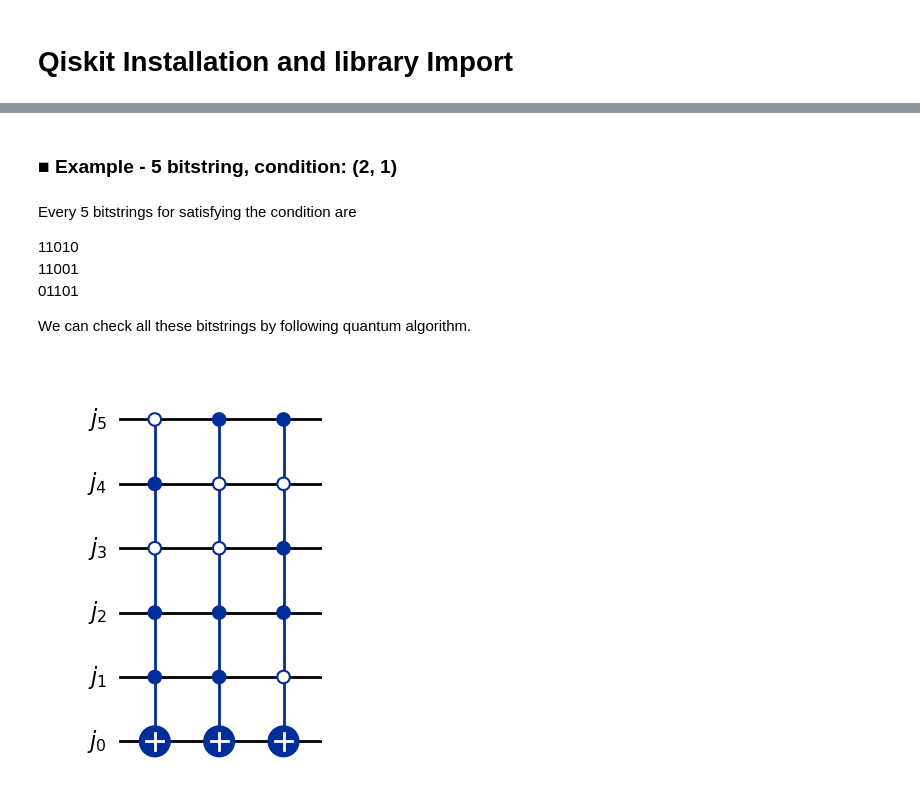
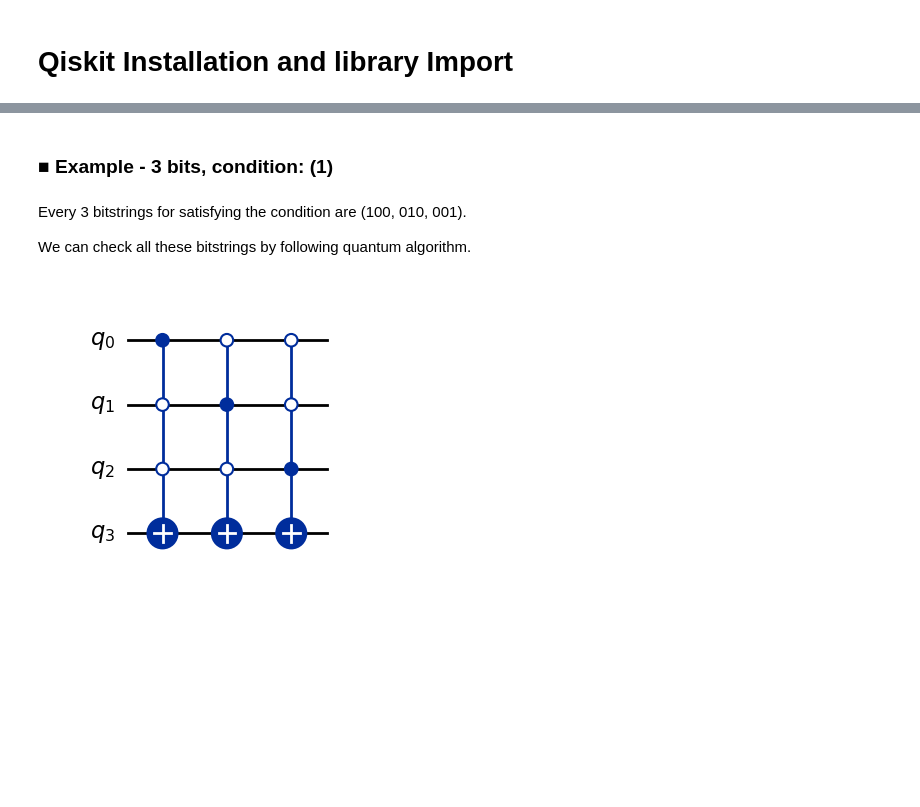
Before and after one commit to ypooh2042/Grover-algorithm-for-nonogram, a Jupyter notebook: grover_nonogram.ipynb, the cells around one changed output, grey strips where cells are left out. Cells and saved outputs as stored; diff of their text form; code cells hidden in the pictures; blank space fills up the shorter version.

```diff
--- a/grover_nonogram.ipynb
+++ b/grover_nonogram.ipynb
@@ -59,21 +59,16 @@ Because the number of nxm nonogram patterns is 2^(nxm), classical computer canno
 # %% [markdown]
-### ■ Example - 5 bitstring, condition: (2, 1)
+### ■ Example - 3 bits, condition: (1)
 # %% [markdown]
-Every 5 bitstrings for satisfying the condition are
-
-11010 <br>
-11001 <br>
-01101 <br>
-
+Every 3 bitstrings for satisfying the condition are (100, 010, 001).
 
 We can check all these bitstrings by following quantum algorithm.
 # %%
-qr_test = QuantumRegister(6, name='j')
-qc_test = QuantumCircuit(qr_test)
-qc_test.append(MCXGate(5, ctrl_state="11010"), [5, 4, 3, 2, 1, 0])
-qc_test.append(MCXGate(5, ctrl_state="11001"), [5, 4, 3, 2, 1, 0])
-qc_test.append(MCXGate(5, ctrl_state="01101"), [5, 4, 3, 2, 1, 0])
+qr_test = QuantumRegister(4, name='q')
+qc = QuantumCircuit(qr_test)
+qc.append(MCXGate(3, ctrl_state="100"), [2, 1, 0, 3])
+qc.append(MCXGate(3, ctrl_state="010"), [2, 1, 0, 3])
+qc.append(MCXGate(3, ctrl_state="001"), [2, 1, 0, 3])
 
-qc_test.draw(output="mpl", reverse_bits=True)
+qc.draw(output="mpl", reverse_bits=False)
 # %% [output]
-[figure, old version]
+[figure, new version]
```
Also changed, not shown: parts of 23 cells of this notebook.
